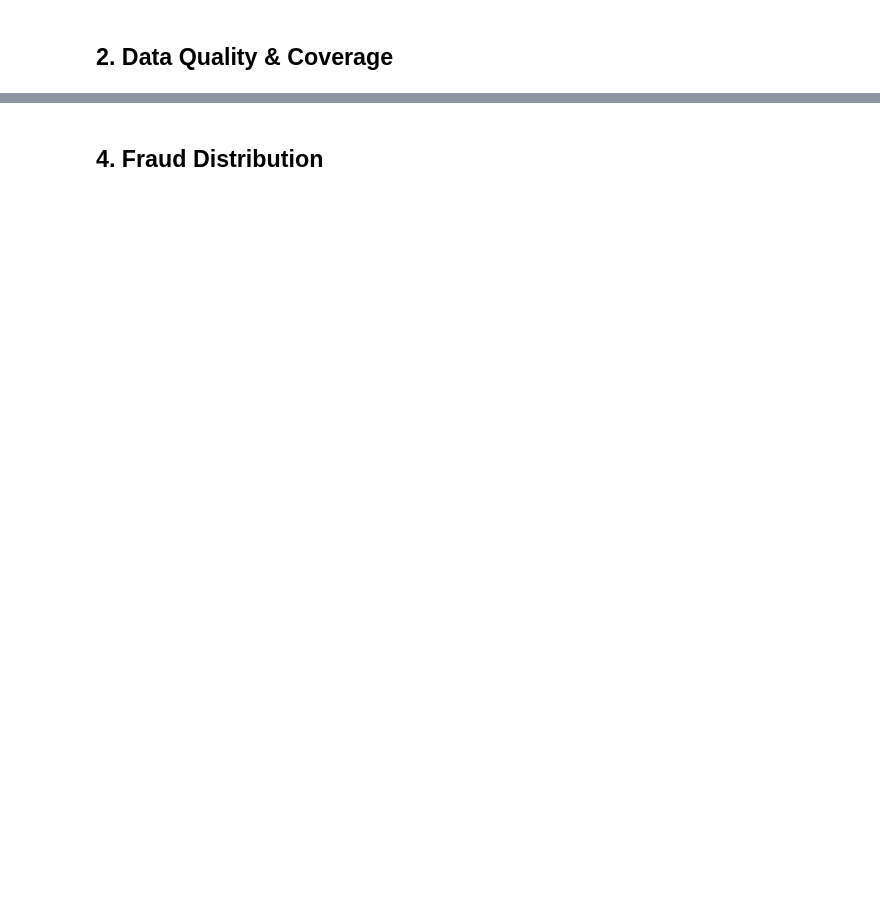
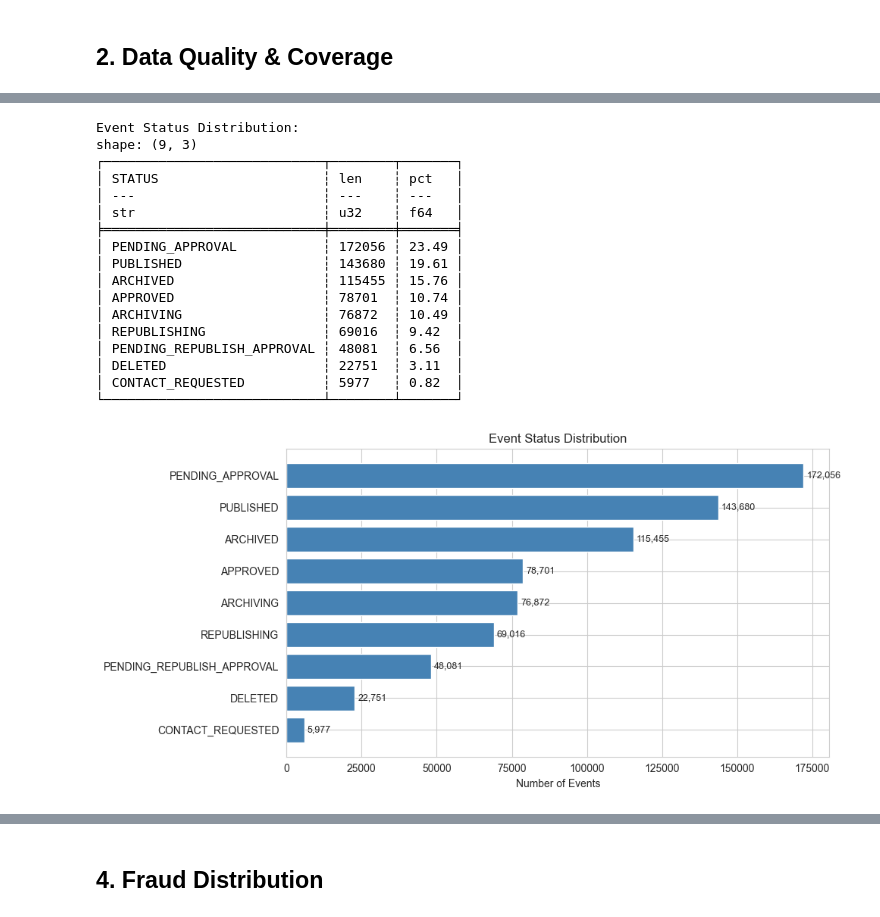
Before and after one commit to dylanngn/ppa-fraud-notebook, a Jupyter notebook: notebooks/01_eda.ipynb, the cells around one changed output, grey strips where cells are left out. Drawn from its saved outputs; the diff is of its cells as text; code cells hidden in the pictures; blank space fills up the shorter version.

```diff
--- a/notebooks/01_eda.ipynb
+++ b/notebooks/01_eda.ipynb
@@ -9,12 +17,16 @@ Goals:
 # %%
 import polars as pl
-import numpy as np
 import matplotlib.pyplot as plt
 import seaborn as sns
-from pathlib import Path
-from datetime import datetime
 
-# Configure Logic (path relative to notebooks/ directory)
-DATA_PATH = "../artifacts/raw_insertions.parquet"
+# Configure paths
+DATA_PATH = "../artifacts/merged_events.parquet"
+
+# Display settings
+pl.Config.set_tbl_rows(20)
+pl.Config.set_fmt_str_lengths(50)
+
+sns.set_style("whitegrid")
+plt.rcParams["figure.figsize"] = (12, 6)
 # %% [markdown]
 ## 1. Load Data & Basic Info
@@ -110,0 +205,50 @@ user_platform: 2 unique
+# %%
+# Status distribution
+status_col = "STATUS"
+if status_col in df.columns:
+    status_dist = (
+        df.group_by(status_col)
+        .len()
+        .sort("len", descending=True)
+        .with_columns(
+            (pl.col("len") / total_rows * 100).round(2).alias("pct")
+        )
+    )
+    print("Event Status Distribution:")
+    print(status_dist)
+
+    # Visualize
+    fig, ax = plt.subplots(figsize=(10, 5))
+    statuses = status_dist[status_col].to_list()
+    counts = status_dist["len"].to_list()
+
+    bars = ax.barh(statuses[::-1], counts[::-1], color="steelblue")
+    ax.set_xlabel("Number of Events")
+    ax.set_title("Event Status Distribution")
+
+    # Add count labels
+    for bar, count in zip(bars, counts[::-1]):
+        ax.text(bar.get_width() + 1000, bar.get_y() + bar.get_height()/2,
+                f"{count:,}", va="center", fontsize=9)
+
+    plt.tight_layout()
+    plt.show()
+# %% [output]
+Event Status Distribution:
+shape: (9, 3)
+┌────────────────────────────┬────────┬───────┐
+│ STATUS                     ┆ len    ┆ pct   │
+│ ---                        ┆ ---    ┆ ---   │
+│ str                        ┆ u32    ┆ f64   │
+╞════════════════════════════╪════════╪═══════╡
+│ PENDING_APPROVAL           ┆ 172056 ┆ 23.49 │
+│ PUBLISHED                  ┆ 143680 ┆ 19.61 │
+│ ARCHIVED                   ┆ 115455 ┆ 15.76 │
+│ APPROVED                   ┆ 78701  ┆ 10.74 │
+│ ARCHIVING                  ┆ 76872  ┆ 10.49 │
+│ REPUBLISHING               ┆ 69016  ┆ 9.42  │
+│ PENDING_REPUBLISH_APPROVAL ┆ 48081  ┆ 6.56  │
+│ DELETED                    ┆ 22751  ┆ 3.11  │
+│ CONTACT_REQUESTED          ┆ 5977   ┆ 0.82  │
+└────────────────────────────┴────────┴───────┘
+[figure, added]
```
Also changed, not shown: parts of 26 cells of this notebook, 25 other files.
